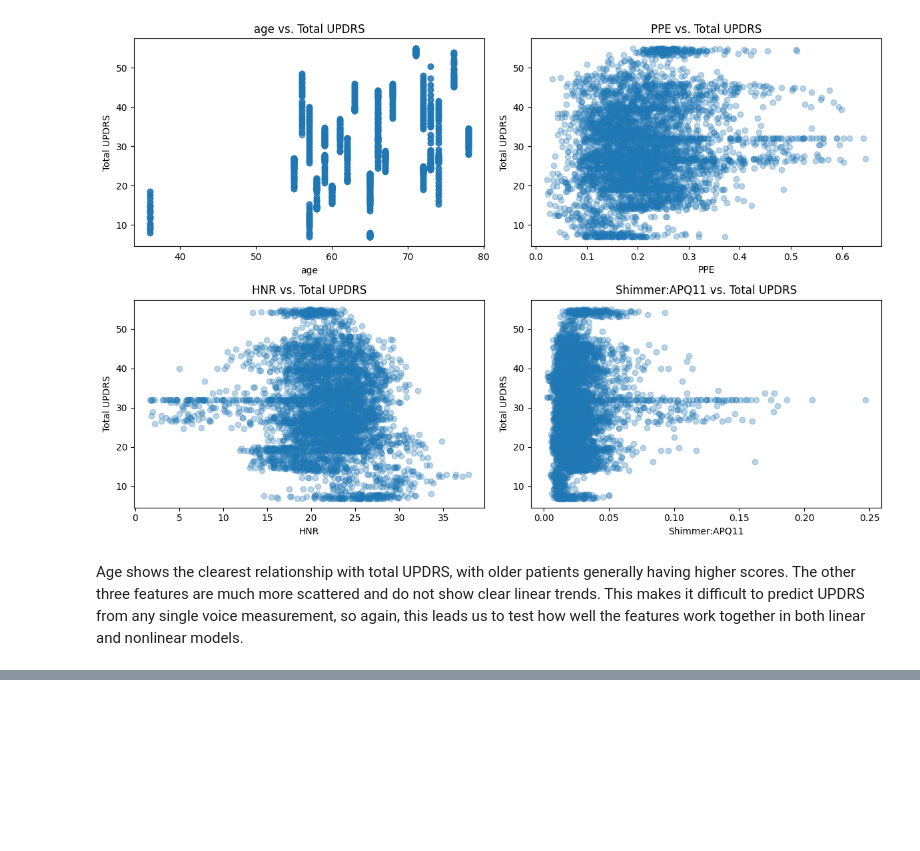
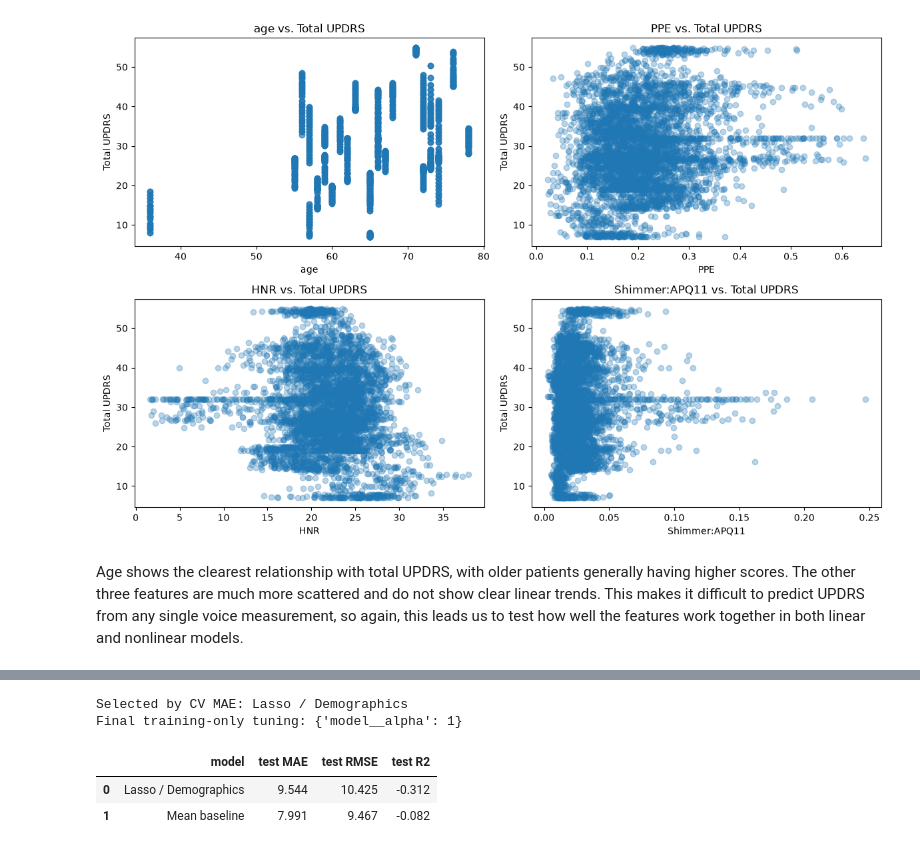
Before and after one commit to Lukedhenderson/parkinsons, a Jupyter notebook: notebook.ipynb, the cells around one changed output, grey strips where cells are left out. Saved outputs shown, nothing was run; the diff lists cells and outputs as text; code cells hidden in the pictures; blank space fills up the shorter version.

```diff
--- a/notebook.ipynb
+++ b/notebook.ipynb
@@ -990,0 +437,14 @@ for group in feature_groups:
+# %%
+final_search, test_report, test_errors = final_evaluation(
+    comparison, specs, X_train, X_test, y_train, y_test, groups_train, groups_test)
+print("Selected by CV MAE:", comparison.iloc[0]["candidate"])
+print("Final training-only tuning:", final_search.best_params_)
+display(test_report.round(3))
+test_report.to_csv("final_test_metrics.csv", index=False)
+test_errors.to_csv("final_test_predictions.csv", index=False)
+# %% [output]
+Selected by CV MAE: Lasso / Demographics
+Final training-only tuning: {'model__alpha': 1}
+|  | model | test MAE | test RMSE | test R2 |
+| 0 | Lasso / Demographics | 9.544 | 10.425 | -0.312 |
+| 1 | Mean baseline | 7.991 | 9.467 | -0.082 |
```
Also changed, not shown: parts of 86 cells of this notebook, 7 other files.
